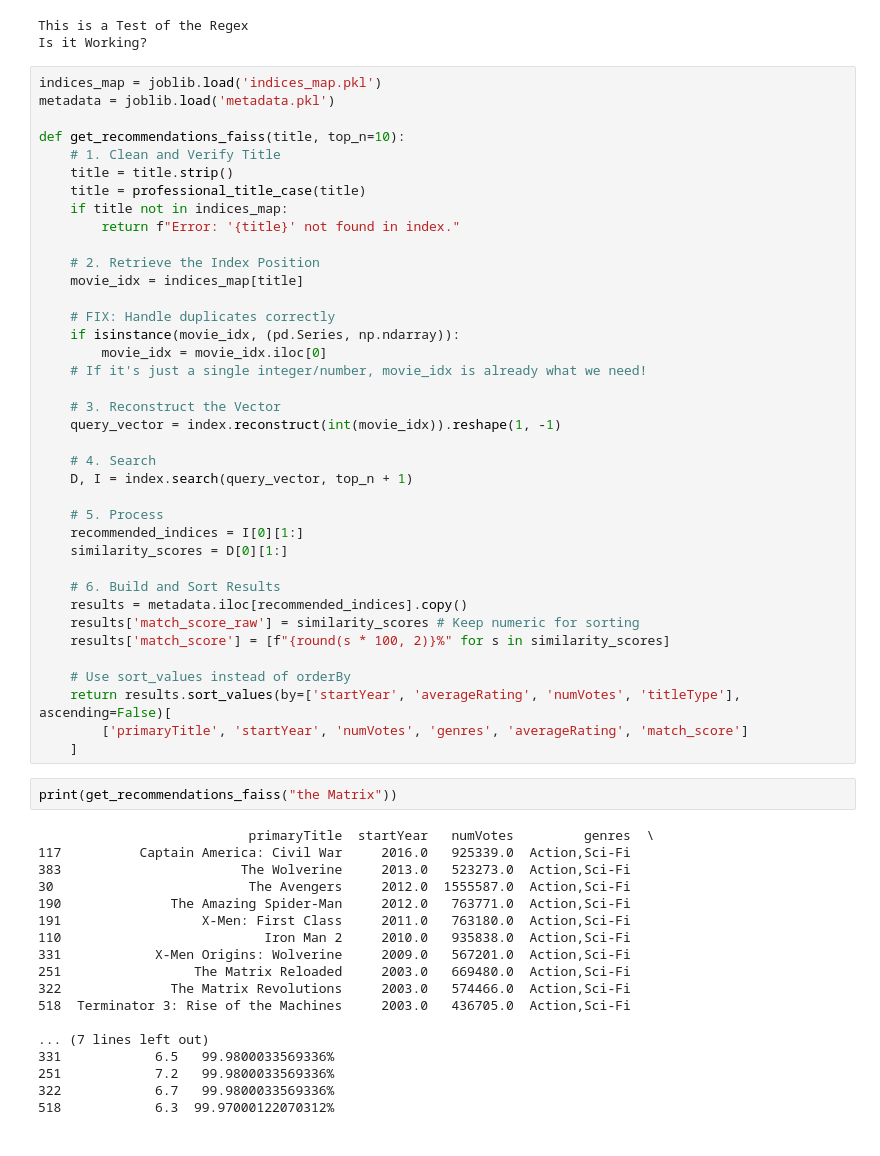
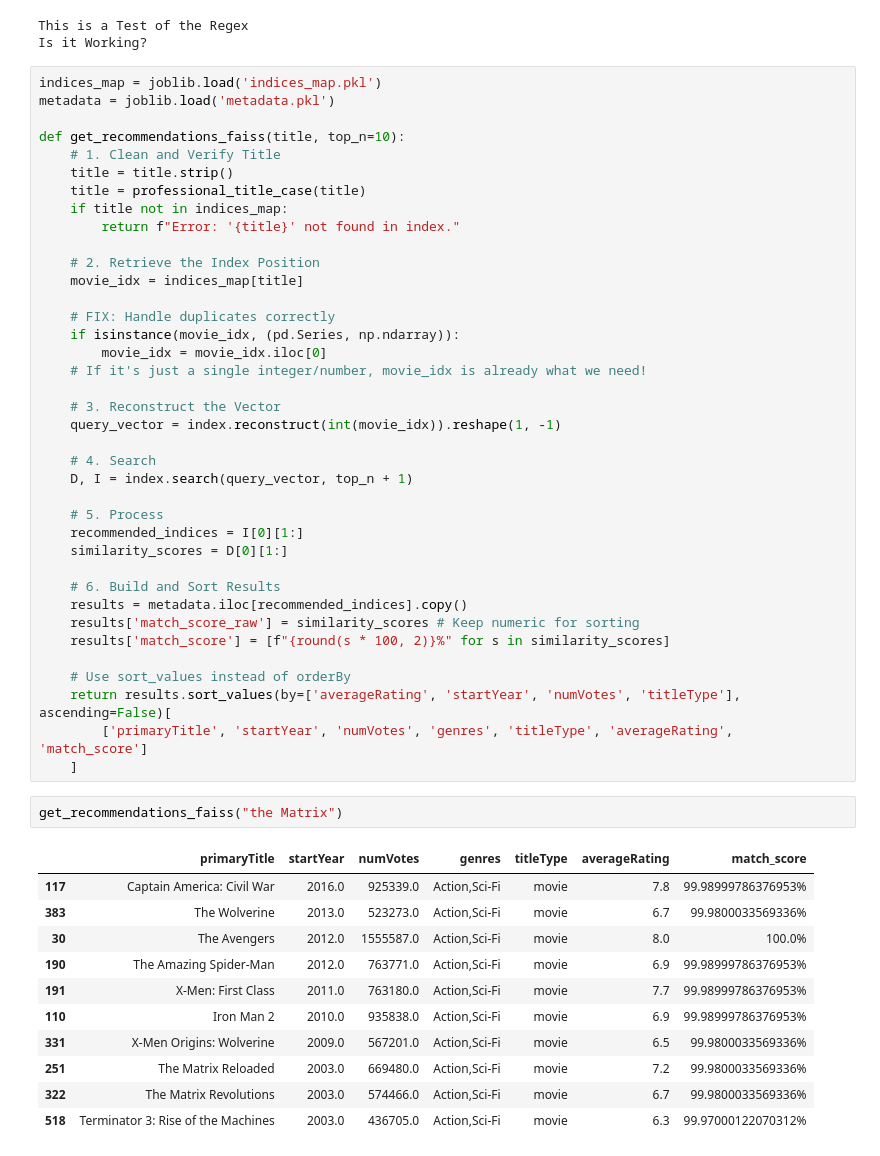
Before and after one commit to lewinskie254/movie-recommender, a Jupyter notebook: movie_dataset.ipynb, the cells around one changed output. Saved outputs shown, nothing was run; the diff lists cells and outputs as text.

```diff
--- a/movie_dataset.ipynb
+++ b/movie_dataset.ipynb
@@ -500,26 +500,20 @@ def get_recommendations_faiss(title, top_n=10):
     results['match_score'] = [f"{round(s * 100, 2)}%" for s in similarity_scores]
 
     # Use sort_values instead of orderBy
-    return results.sort_values(by=['startYear', 'averageRating', 'numVotes', 'titleType'], ascending=False)[
-        ['primaryTitle', 'startYear', 'numVotes', 'genres', 'averageRating', 'match_score']
+    return results.sort_values(by=['averageRating', 'startYear', 'numVotes', 'titleType'], ascending=False)[
+        ['primaryTitle', 'startYear', 'numVotes', 'genres', 'titleType', 'averageRating', 'match_score']
     ]
 # %%
-print(get_recommendations_faiss("the Matrix"))
+get_recommendations_faiss("the Matrix")
 # %% [output]
-                           primaryTitle  startYear   numVotes         genres  \
-117          Captain America: Civil War     2016.0   925339.0  Action,Sci-Fi
-383                       The Wolverine     2013.0   523273.0  Action,Sci-Fi
-30                         The Avengers     2012.0  1555587.0  Action,Sci-Fi
-190              The Amazing Spider-Man     2012.0   763771.0  Action,Sci-Fi
-191                  X-Men: First Class     2011.0   763180.0  Action,Sci-Fi
-110                          Iron Man 2     2010.0   935838.0  Action,Sci-Fi
-331            X-Men Origins: Wolverine     2009.0   567201.0  Action,Sci-Fi
-251                 The Matrix Reloaded     2003.0   669480.0  Action,Sci-Fi
-322              The Matrix Revolutions     2003.0   574466.0  Action,Sci-Fi
-518  Terminator 3: Rise of the Machines     2003.0   436705.0  Action,Sci-Fi
-
-... (7 lines left out)
-331            6.5   99.9800033569336%
-251            7.2   99.9800033569336%
-322            6.7   99.9800033569336%
-518            6.3  99.97000122070312%
+|  | primaryTitle | startYear | numVotes | genres | titleType | averageRating | match_score |
+| 117 | Captain America: Civil War | 2016.0 | 925339.0 | Action,Sci-Fi | movie | 7.8 | 99.98999786376953% |
+| 383 | The Wolverine | 2013.0 | 523273.0 | Action,Sci-Fi | movie | 6.7 | 99.9800033569336% |
+| 30 | The Avengers | 2012.0 | 1555587.0 | Action,Sci-Fi | movie | 8.0 | 100.0% |
+| 190 | The Amazing Spider-Man | 2012.0 | 763771.0 | Action,Sci-Fi | movie | 6.9 | 99.98999786376953% |
+| 191 | X-Men: First Class | 2011.0 | 763180.0 | Action,Sci-Fi | movie | 7.7 | 99.98999786376953% |
+| 110 | Iron Man 2 | 2010.0 | 935838.0 | Action,Sci-Fi | movie | 6.9 | 99.98999786376953% |
+| 331 | X-Men Origins: Wolverine | 2009.0 | 567201.0 | Action,Sci-Fi | movie | 6.5 | 99.9800033569336% |
+| 251 | The Matrix Reloaded | 2003.0 | 669480.0 | Action,Sci-Fi | movie | 7.2 | 99.9800033569336% |
+| 322 | The Matrix Revolutions | 2003.0 | 574466.0 | Action,Sci-Fi | movie | 6.7 | 99.9800033569336% |
+| 518 | Terminator 3: Rise of the Machines | 2003.0 | 436705.0 | Action,Sci-Fi | movie | 6.3 | 99.97000122070312% |
```
Also changed, not shown: parts of 12 cells of this notebook.
